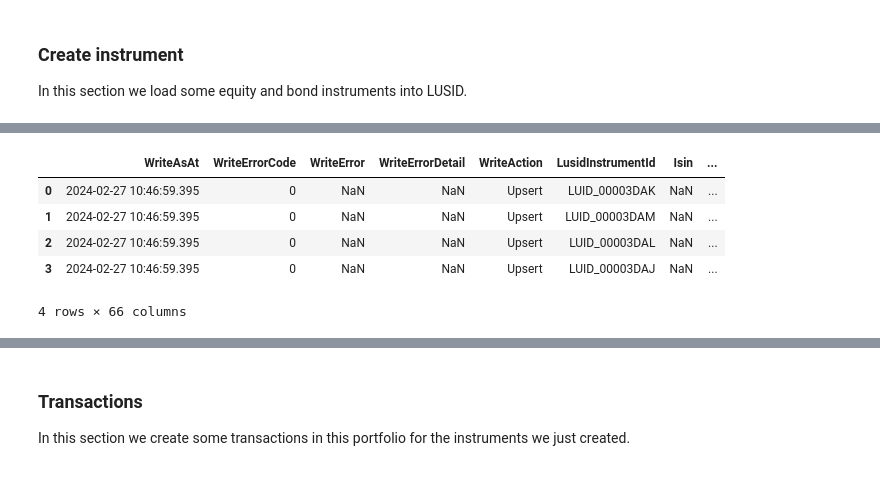
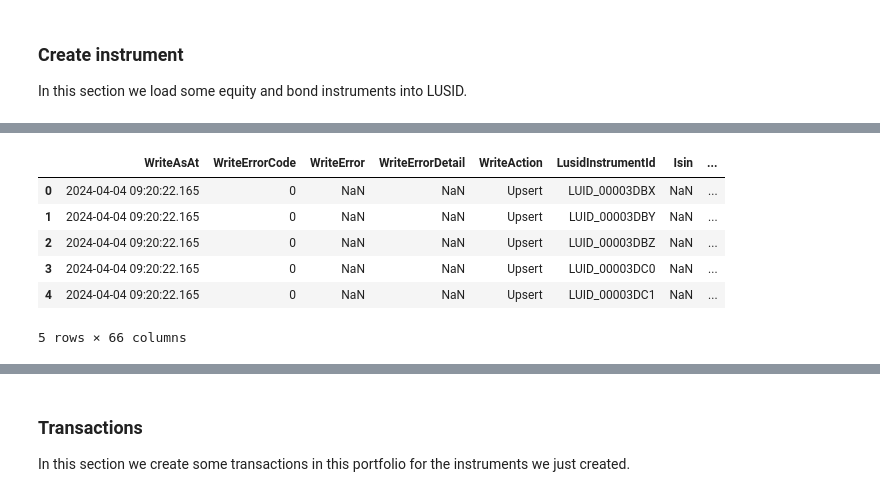
Before and after one commit to oscaryee19/sample-notebooks, a Jupyter notebook: examples/use-cases/abor/ABOR.ipynb, the cells around one changed output, grey strips where cells are left out. Cells and saved outputs as stored; diff of their text form; code cells hidden in the pictures.

```diff
--- a/examples/use-cases/abor/ABOR.ipynb
+++ b/examples/use-cases/abor/ABOR.ipynb
@@ -547,7 +547,7 @@ run_luminesce(equity_instrument_load_sql)
 5 rows × 37 columns
 # %%
 bond_instrument_load_sql = f"""
-@@scope = select 'FBN_Funds';
+@@scope = select 'default';
 
 -- Step 1: Define the bond instruments
 
@@ -557,41 +557,42 @@ values
 ('CAMBRG 2.35 06/27/2078', 'FBNBND002',  '2023-01-01',  2.35, 'GBP', '1Y', 'ActAct', '2078-01-01'),
 ('HTHROW 4 3/8 03/01/27', 'FBNBND003',  '2023-01-01',  4, 'GBP', '1Y', 'ActAct', '2027-03-01'),
 ('RABOBK 5 3/8 08/03/60', 'FBNBND004',  '2023-01-01',  5, 'GBP', '1Y', 'ActAct', '2060-08-03'),
-('COOPWH 6 1/4 07/08/26', 'FBNBND005',  '2023-01-01',  6, 'GBP', '1Y', 'ActAct', '2026-07-08'),
+('COOPWH 6 1/4 07/08/26', 'FBNBND005',  '2023-01-01',  6, 'GBP', '1Y', 'ActAct', '2026-07-08')
 ;
 
 
 @bondsDataForUpload =
 select
 Column1 as DisplayName,
 column2 as ClientInternal,
 column3 as StartDate,
 column4 as CouponRate,
 column5 as DomCcy,
 column5 as FlowConventionsCurrency,
 column6 as FlowConventionsPaymentFrequency,
 column7 as FlowConventionsDayCountConvention,
 'MF' as FlowConventionsRollConvention,
 column5 as FlowConventionsPaymentCalendars,
 column5 as FlowConventionsResetCalendars,
 0 as FlowConventionsSettleDays,
 0 as FlowConventionsResetDays,
 1 as Principal,
 column8 as MaturityDate,
 @@scope as Scope
 from @bondsData;
 
 -- Step 2: Upload the transformed data into LUSID
 
 select *
 from Lusid.Instrument.Bond.Writer
 where ToWrite = @bondsDataForUpload;
 """
 run_luminesce(bond_instrument_load_sql)
 # %% [output]
 |  | WriteAsAt | WriteErrorCode | WriteError | WriteErrorDetail | WriteAction | LusidInstrumentId | Isin | ... |
-| 0 | 2024-02-27 10:46:59.395 | 0 | NaN | NaN | Upsert | LUID_00003DAK | NaN | ... |
-| 1 | 2024-02-27 10:46:59.395 | 0 | NaN | NaN | Upsert | LUID_00003DAM | NaN | ... |
-| 2 | 2024-02-27 10:46:59.395 | 0 | NaN | NaN | Upsert | LUID_00003DAL | NaN | ... |
-| 3 | 2024-02-27 10:46:59.395 | 0 | NaN | NaN | Upsert | LUID_00003DAJ | NaN | ... |
+| 0 | 2024-04-04 09:20:22.165 | 0 | NaN | NaN | Upsert | LUID_00003DBX | NaN | ... |
+| 1 | 2024-04-04 09:20:22.165 | 0 | NaN | NaN | Upsert | LUID_00003DBY | NaN | ... |
+| 2 | 2024-04-04 09:20:22.165 | 0 | NaN | NaN | Upsert | LUID_00003DBZ | NaN | ... |
+| 3 | 2024-04-04 09:20:22.165 | 0 | NaN | NaN | Upsert | LUID_00003DC0 | NaN | ... |
+| 4 | 2024-04-04 09:20:22.165 | 0 | NaN | NaN | Upsert | LUID_00003DC1 | NaN | ... |
-4 rows × 66 columns
+5 rows × 66 columns
```
Also changed, not shown: parts of 12 cells of this notebook, 3 other files.
